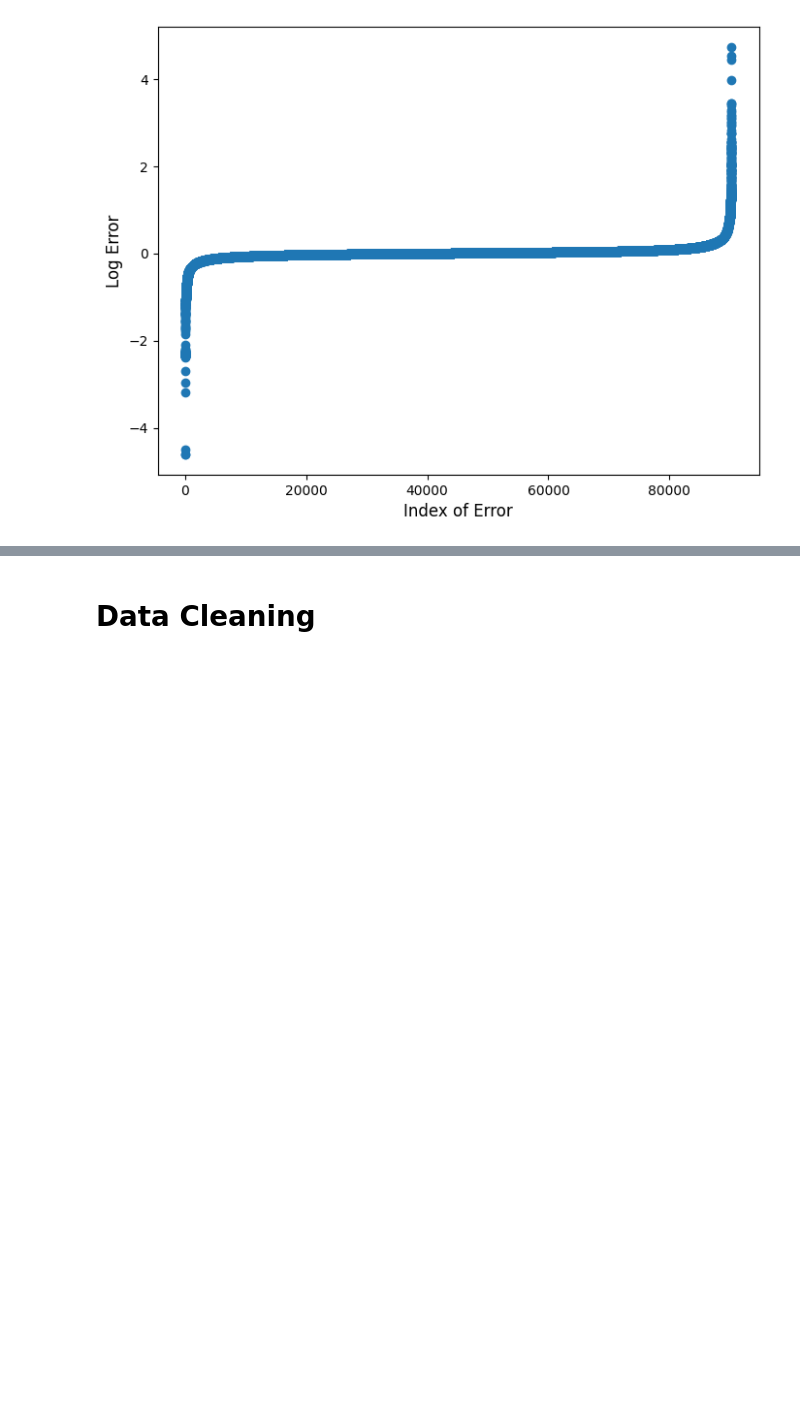
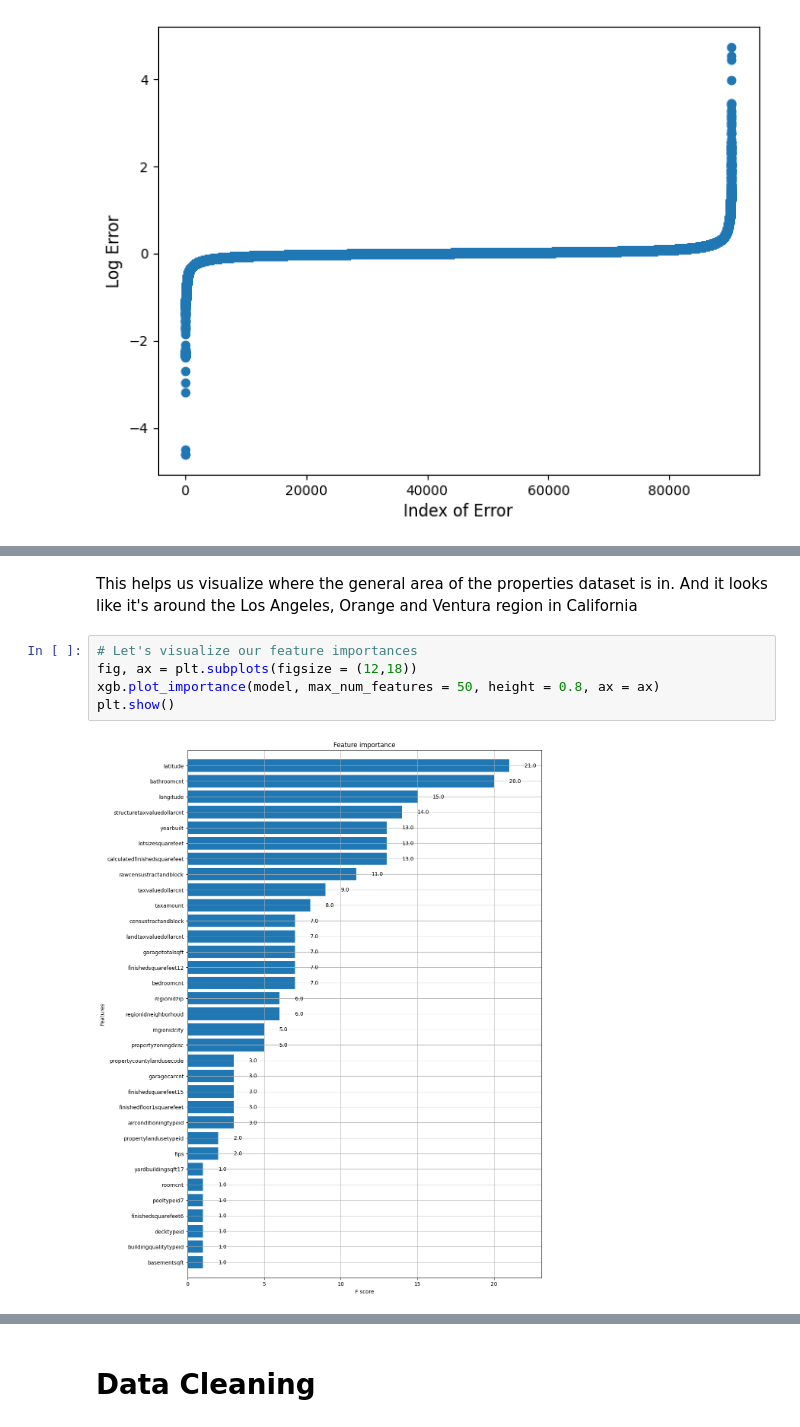
Before and after one commit to efazHossain/DATA-4380, a Jupyter notebook: Projects/TabularData/Zillow_Zestimate.ipynb, the cells around one changed output, grey strips where cells are left out. Cells and saved outputs as stored; diff of their text form; blank space fills up the shorter version.

```diff
--- a/Projects/TabularData/Zillow_Zestimate.ipynb
+++ b/Projects/TabularData/Zillow_Zestimate.ipynb
@@ -209,0 +232,9 @@ sns.pointplot(x='month',y='logerror',data=monthly_error)
+# %% [markdown]
+This helps us visualize where the general area of the properties dataset is in. And it looks like it's around the Los Angeles, Orange and Ventura region in California
+# %%
+# Let's visualize our feature importances
+fig, ax = plt.subplots(figsize = (12,18))
+xgb.plot_importance(model, max_num_features = 50, height = 0.8, ax = ax)
+plt.show()
+# %% [output]
+[figure, added]
```
Also changed, not shown: parts of 19 cells of this notebook.
